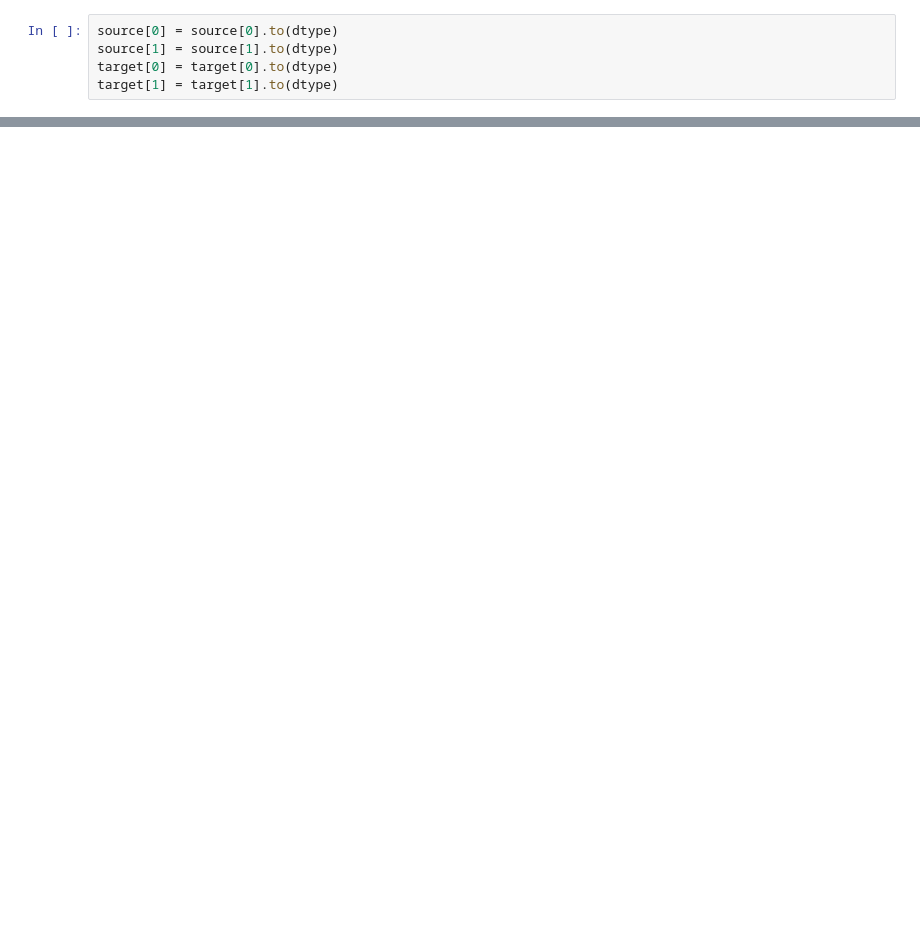
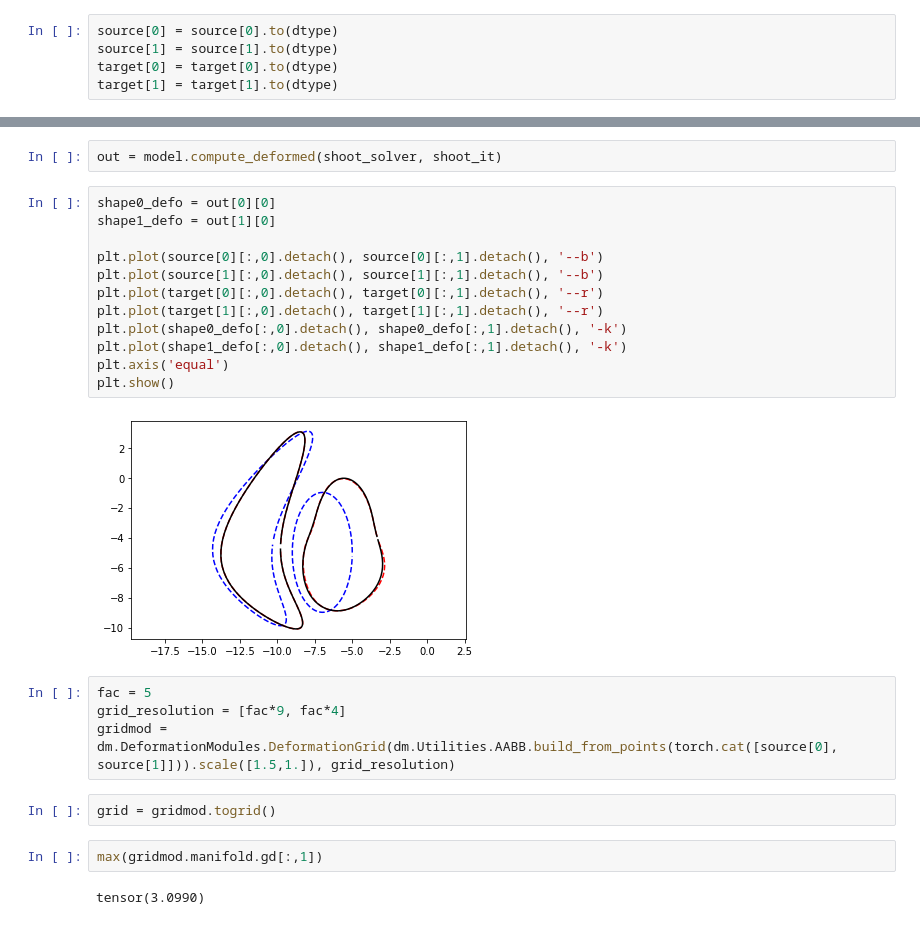
Before and after one commit to bgris/implicitmodules, a Jupyter notebook: script/torch/Matching_movingOrgans.ipynb, the cells around one changed output, grey strips where cells are left out. Cells and saved outputs as stored; diff of their text form; blank space fills up the shorter version.

```diff
--- a/script/torch/Matching_movingOrgans.ipynb
+++ b/script/torch/Matching_movingOrgans.ipynb
@@ -85 +108,27 @@ Initial cost={'deformation': 0.0, 'attach': 2442.7802734375}
 KeyboardInterrupt:
+# %%
+out = model.compute_deformed(shoot_solver, shoot_it)
+# %%
+shape0_defo = out[0][0]
+shape1_defo = out[1][0]
+
+plt.plot(source[0][:,0].detach(), source[0][:,1].detach(), '--b')
+plt.plot(source[1][:,0].detach(), source[1][:,1].detach(), '--b')
+plt.plot(target[0][:,0].detach(), target[0][:,1].detach(), '--r')
+plt.plot(target[1][:,0].detach(), target[1][:,1].detach(), '--r')
+plt.plot(shape0_defo[:,0].detach(), shape0_defo[:,1].detach(), '-k')
+plt.plot(shape1_defo[:,0].detach(), shape1_defo[:,1].detach(), '-k')
+plt.axis('equal')
+plt.show()
+# %% [output]
+[figure, added]
+# %%
+fac = 5
+grid_resolution = [fac*9, fac*4]
+gridmod = dm.DeformationModules.DeformationGrid(dm.Utilities.AABB.build_from_points(torch.cat([source[0], source[1]])).scale([1.5,1.]), grid_resolution)
+# %%
+grid = gridmod.togrid()
+# %%
+max(gridmod.manifold.gd[:,1])
+# %% [output]
+tensor(3.0990)
```
Also changed, not shown: parts of 21 cells of this notebook, 1 other file.
